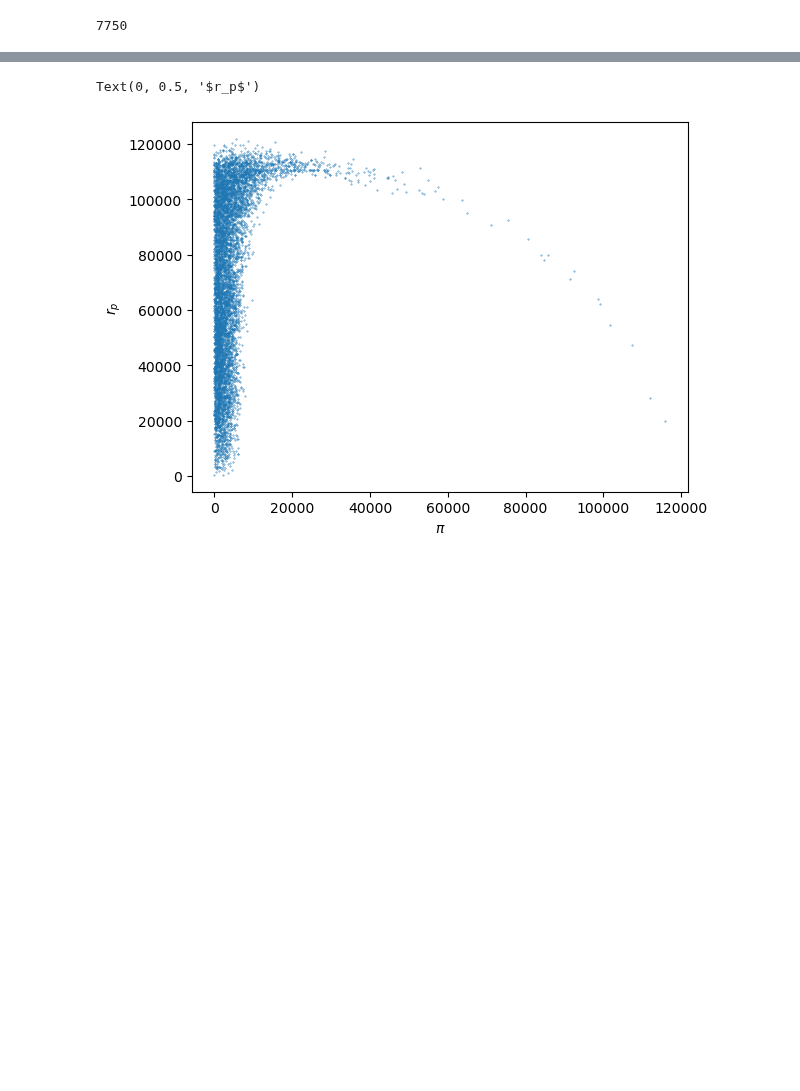
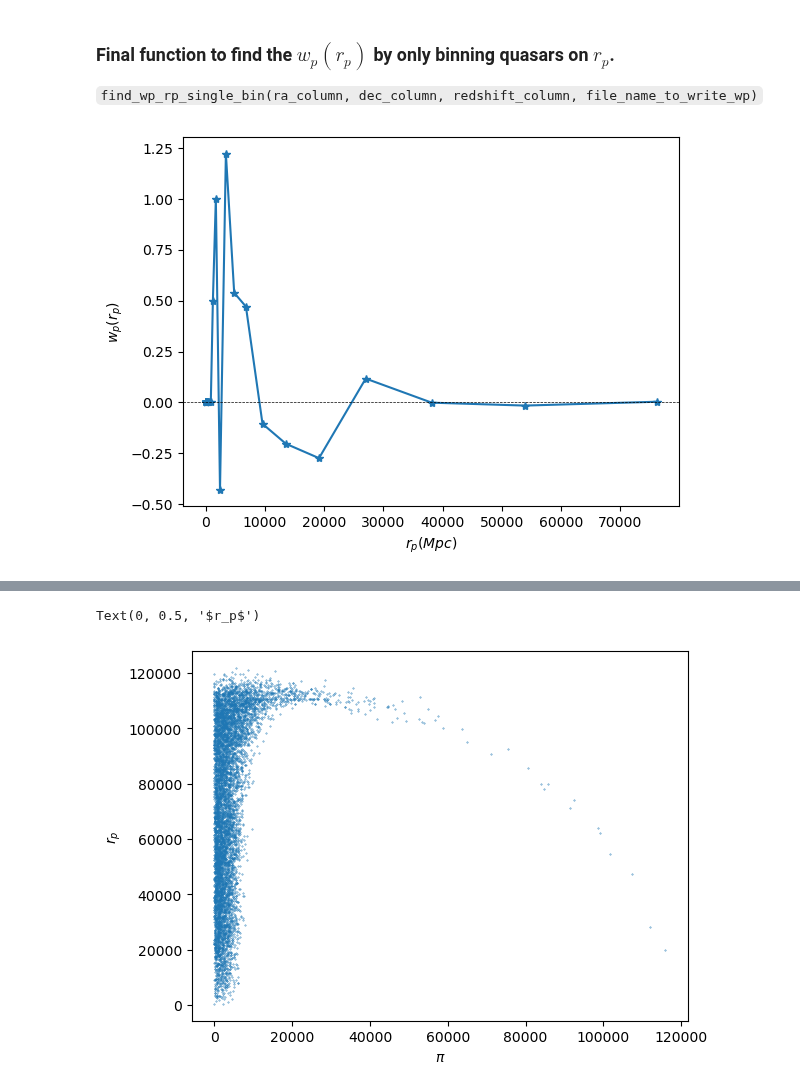
Before and after one commit to VibinRam/DP2, a Jupyter notebook: Codes/Clustering_analysis/Clustering_finder.ipynb, the cells around one changed output, grey strips where cells are left out. Saved outputs shown, nothing was run; the diff lists cells and outputs as text; code cells hidden in the pictures; blank space fills up the shorter version.

```diff
--- a/Codes/Clustering_analysis/Clustering_finder.ipynb
+++ b/Codes/Clustering_analysis/Clustering_finder.ipynb
@@ -51,11 +119,10 @@ for line in schind_23_data:
 ra_col_schind_23 = np.array(ra_col_schind_23)
 dec_col_schind_23 = np.array(dec_col_schind_23)
 red_col_schind_23 = np.array(red_col_schind_23)
-# %%
-pi_array, rp_array = find_pi_rp(ra_col_schind_23, dec_col_schind_23, red_col_schind_23)
-
-pi_array = pi_array[np.triu_indices(len(pi_array),k = 1)]
-rp_array = rp_array[np.triu_indices(len(rp_array),k = 1)]
-len(pi_array)
-# %% [output]
-7750
+# %% [markdown]
+### Final function to find the $w_p(r_p)$ by only binning quasars on $r_p$.
+`find_wp_rp_single_bin(ra_column, dec_column, redshift_column, file_name_to_write_wp)`
+# %%
+find_wp_rp_single_bin(ra_col_schind_23, dec_col_schind_23, red_col_schind_23, "projected_corr_table_real_signal")
+# %% [output]
+[figure, added]
```
Also changed, not shown: parts of 22 cells of this notebook, 4 other files.
